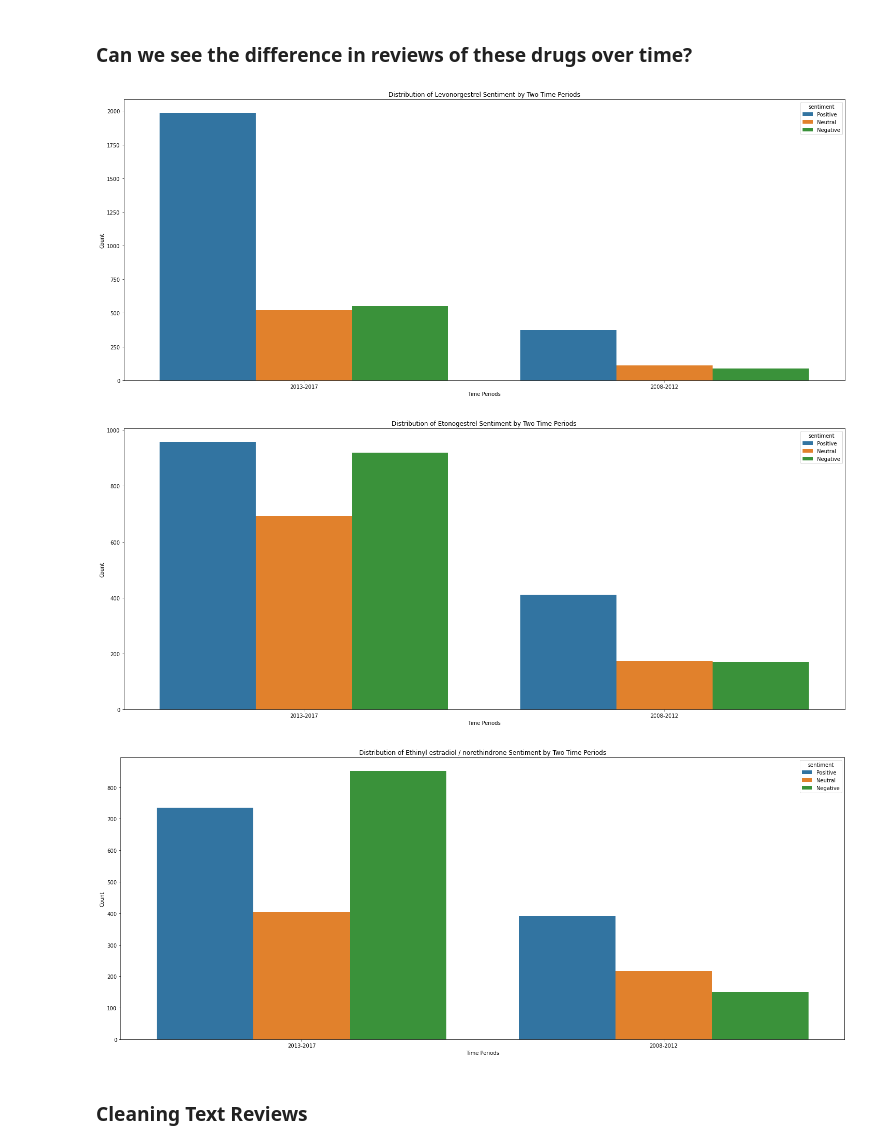
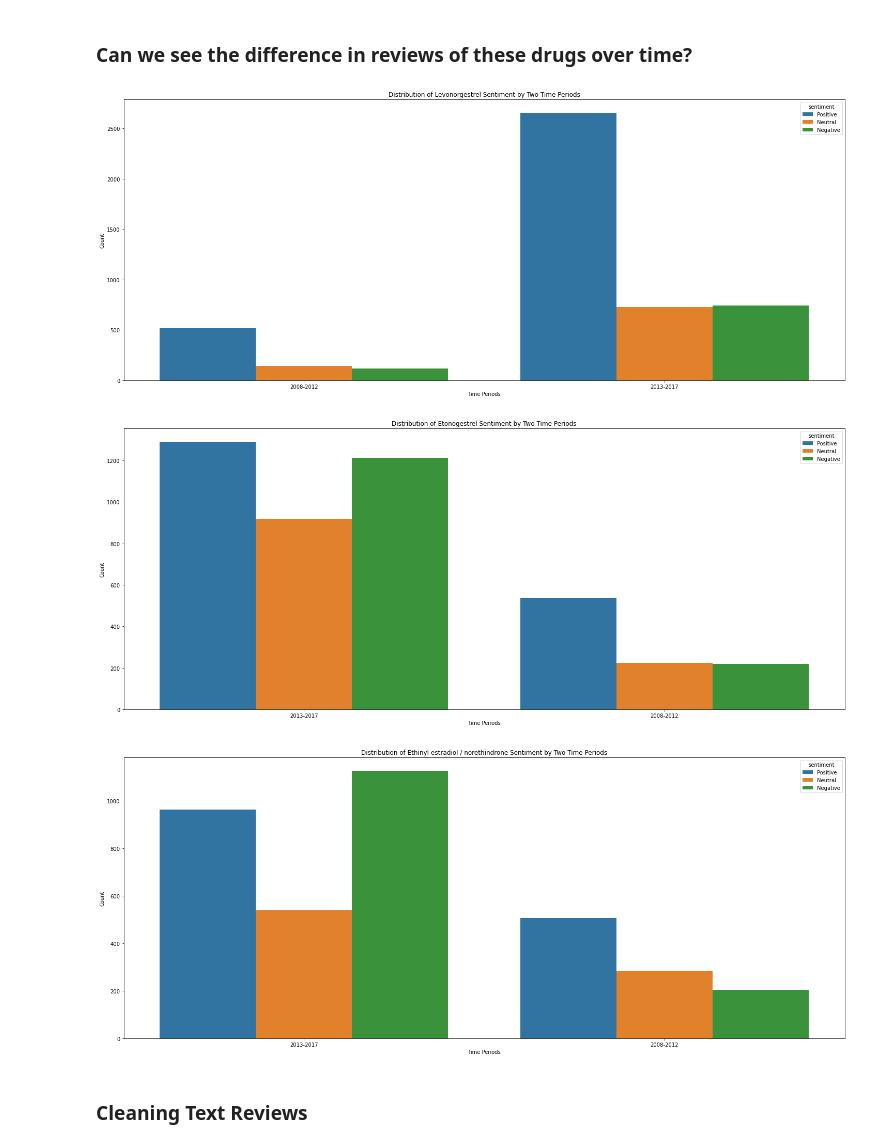
Before and after one commit to albertcchen/NLP-Sentiment-Analysis-for-Birth-Control-Medications, a Jupyter notebook: albert_notebook-birth-control-focus.ipynb, the cells around one changed output. Drawn from its saved outputs; the diff is of its cells as text; code cells hidden in the pictures.

```diff
--- a/albert_notebook-birth-control-focus.ipynb
+++ b/albert_notebook-birth-control-focus.ipynb
@@ -258,6 +290,6 @@ memory usage: 918.1+ KB
 # %%
 # Create new column called 'labels' that will have the target variables
-bc_data_train['sentiment'] = ['Positive' if x > 7.0 else 'Neutral' if 4.0 <= x <= 7.0 else 'Negative' for x in bc_data_train['rating']]
+bc_data['sentiment'] = ['Positive' if x > 7.0 else 'Neutral' if 4.0 <= x <= 7.0 else 'Negative' for x in bc_data['rating']]
 # %% [markdown]
 ### Analyze the median rating based on condition
 # %%
@@ -296,9 +328,9 @@ Name: rating, dtype: int64
 # %%
 ### Creating a 'punc_emphasis' column that scores how many exclamation points and question marks are in the text
 
-bc_data_train['punc_emphasis'] = bc_data_train['review'].apply(lambda x: sum([1 for char in x if char in ['!', '?']]))
+bc_data['punc_emphasis'] = bc_data['review'].apply(lambda x: sum([1 for char in x if char in ['!', '?']]))
 
 ### Creating a 'capt_emphasis' column that scores how many capitalized words are in the text
 
-bc_data_train['capt_emphasis'] = bc_data_train['review'].apply(lambda x: sum([1 for word in x.split() if word.isupper()]))
+bc_data['capt_emphasis'] = bc_data['review'].apply(lambda x: sum([1 for word in x.split() if word.isupper()]))
 # %%
@@ -388,5 +423,5 @@ bc_data_train[bc_data_train['drugName'] == 'Levonorgestrel']
 # %% [markdown]
 ### Binning the years these reviews were written into two groups to see if there's a difference over time
 # %%
-bc_data_train['date'] = pd.to_datetime(bc_data_train['date'])
+bc_data['date'] = pd.to_datetime(bc_data['date'])
 # %%
@@ -407,7 +442,7 @@ bc_data_train['date'].value_counts(bins=2)
 Name: date, dtype: int64
 # %%
 # Create new column called 'date_column' that will have grouped time ranges of 2008-2012 and 2013-2017
-bc_data_train['date_column'] = ['2013-2017' if x.year > 2013 else '2008-2012' for x in bc_data_train['date']]
+bc_data['date_column'] = ['2013-2017' if x.year > 2013 else '2008-2012' for x in bc_data['date']]
 # %%
 bc_data_train.head()
 # %% [output]
@@ -422,23 +457,23 @@ bc_data_train.head()
 # %%
 # Let's try plotting sentiment of Levonorgestrel against the two assigned time periods
 
 fig = plt.figure(figsize = (25, 10))
 
-sns.countplot(x='date_column', hue='sentiment', data=bc_data_train[bc_data_train['drugName'] == 'Levonorgestrel'], hue_order=hue_order, palette='tab10')
+sns.countplot(x='date_column', hue='sentiment', data=bc_data[bc_data['drugName'] == 'Levonorgestrel'], hue_order=hue_order, palette='tab10')
 
 hue_order = ['Positive', 'Neutral', 'Negative']
 # plt.xticks(rotation=45)
 plt.xlabel('Time Periods')
 plt.ylabel('Count')
 plt.title('Distribution of Levonorgestrel Sentiment by Two Time Periods');
 # %% [output]
-[figure, old version]
+[figure, new version]
 # %%
 # Let's try plotting sentiment of Etonogestrel against the two assigned time periods
 
 fig = plt.figure(figsize = (25, 10))
 
-sns.countplot(x='date_column', hue='sentiment', data=bc_data_train[bc_data_train['drugName'] == 'Etonogestrel'], hue_order=hue_order, palette='tab10')
+sns.countplot(x='date_column', hue='sentiment', data=bc_data[bc_data['drugName'] == 'Etonogestrel'], hue_order=hue_order, palette='tab10')
 
 hue_order = ['Positive', 'Neutral', 'Negative']
 # plt.xticks(rotation=45)
@@ -446,13 +481,13 @@ plt.xlabel('Time Periods')
 plt.ylabel('Count')
 plt.title('Distribution of Etonogestrel Sentiment by Two Time Periods');
 # %% [output]
-[figure, old version]
+[figure, new version]
 # %%
 # Let's try plotting sentiment of Ethinyl estradiol / norethindrone against the two assigned time periods
 
 fig = plt.figure(figsize = (25, 10))
 
-sns.countplot(x='date_column', hue='sentiment', data=bc_data_train[bc_data_train['drugName'] == 'Ethinyl estradiol / norethindrone'], hue_order=hue_order, palette='tab10')
+sns.countplot(x='date_column', hue='sentiment', data=bc_data[bc_data['drugName'] == 'Ethinyl estradiol / norethindrone'], hue_order=hue_order, palette='tab10')
 
 hue_order = ['Positive', 'Neutral', 'Negative']
 # plt.xticks(rotation=45)
@@ -460,7 +495,7 @@ plt.xlabel('Time Periods')
 plt.ylabel('Count')
 plt.title('Distribution of Ethinyl estradiol / norethindrone Sentiment by Two Time Periods');
 # %% [output]
-[figure, old version]
+[figure, new version]
 # %% [markdown]
 ### Cleaning Text Reviews
 # %%
```
Also changed, not shown: parts of 57 cells of this notebook.
